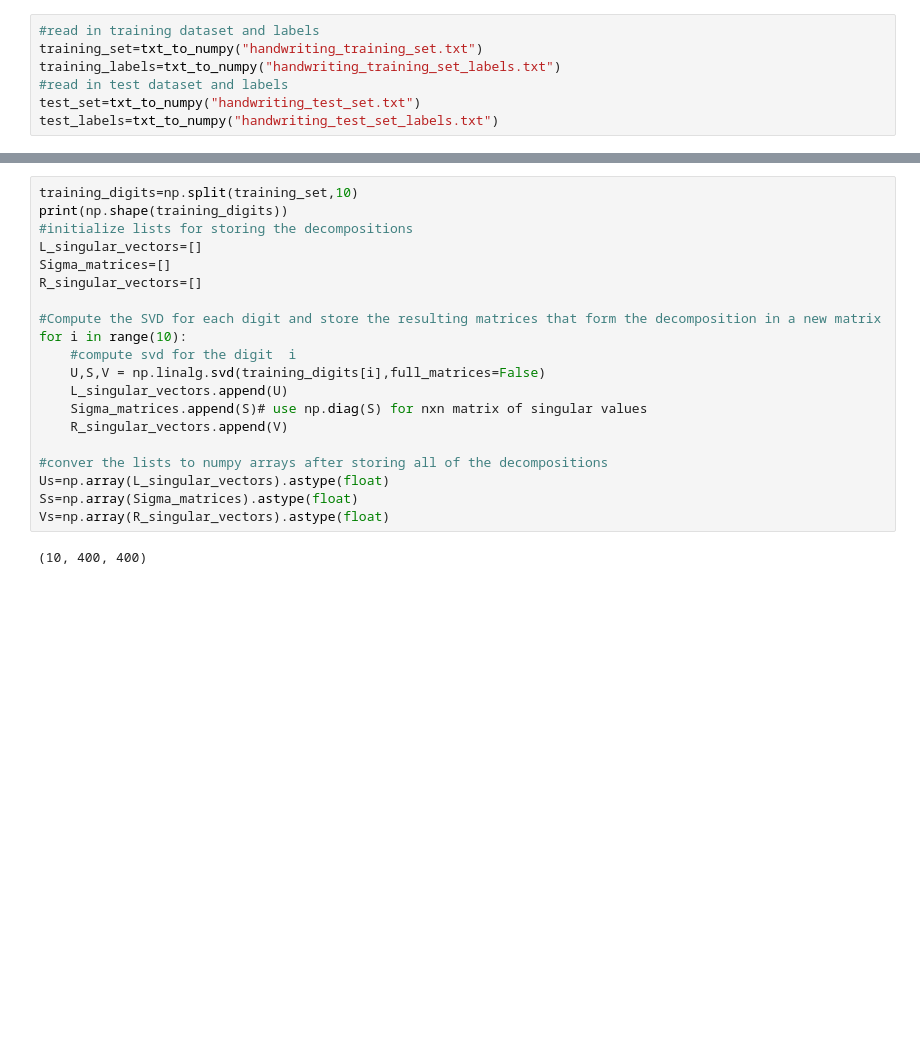
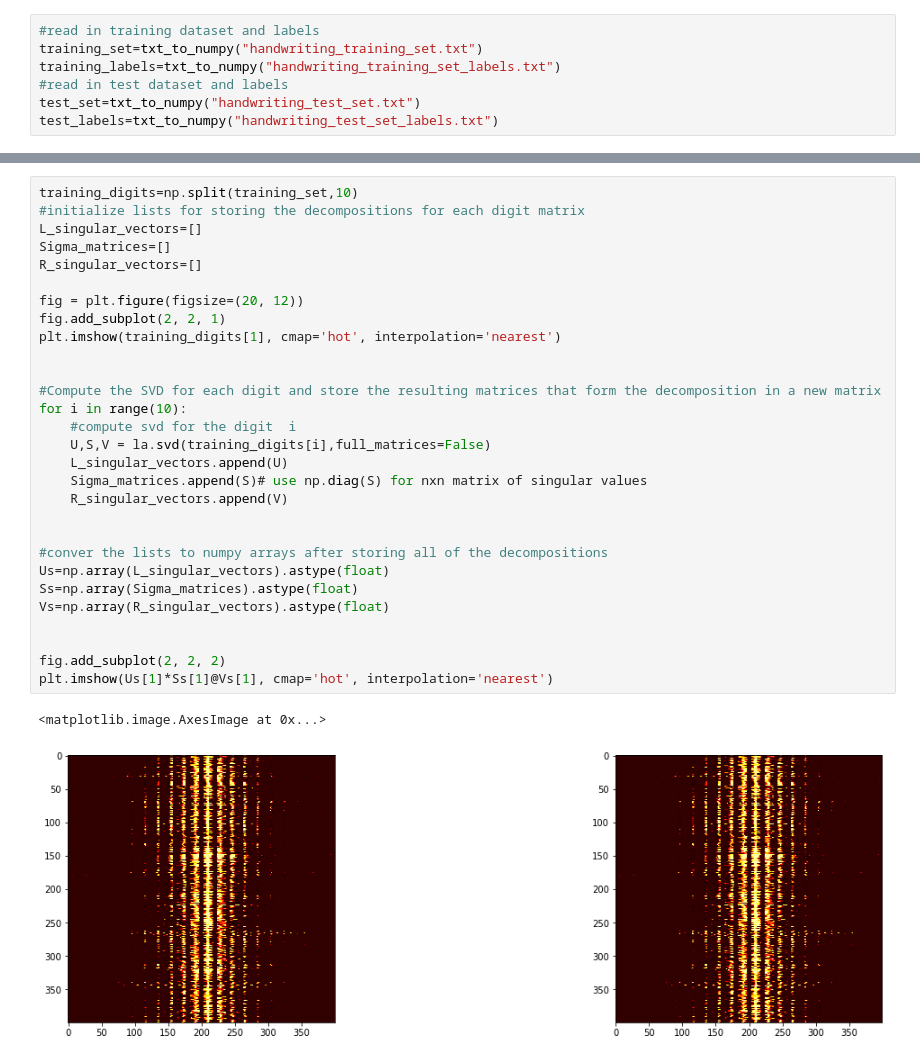
Before and after one commit to qherm/math425-final-project, a Jupyter notebook: Problem 3.ipynb, the cells around one changed output, grey strips where cells are left out. Cells and saved outputs as stored; diff of their text form; blank space fills up the shorter version.

```diff
--- a/Problem 3.ipynb
+++ b/Problem 3.ipynb
@@ -28,22 +29,32 @@ plt.grid();
 # %%
 training_digits=np.split(training_set,10)
-print(np.shape(training_digits))
-#initialize lists for storing the decompositions
+#initialize lists for storing the decompositions for each digit matrix
 L_singular_vectors=[]
 Sigma_matrices=[]
 R_singular_vectors=[]
 
+fig = plt.figure(figsize=(20, 12))
+fig.add_subplot(2, 2, 1)
+plt.imshow(training_digits[1], cmap='hot', interpolation='nearest')
+
+
 #Compute the SVD for each digit and store the resulting matrices that form the decomposition in a new matrix
 for i in range(10):
     #compute svd for the digit  i
-    U,S,V = np.linalg.svd(training_digits[i],full_matrices=False)
+    U,S,V = la.svd(training_digits[i],full_matrices=False)
     L_singular_vectors.append(U)
     Sigma_matrices.append(S)# use np.diag(S) for nxn matrix of singular values
     R_singular_vectors.append(V)
+
 
 #conver the lists to numpy arrays after storing all of the decompositions
 Us=np.array(L_singular_vectors).astype(float)
 Ss=np.array(Sigma_matrices).astype(float)
 Vs=np.array(R_singular_vectors).astype(float)
+
+
+fig.add_subplot(2, 2, 2)
+plt.imshow(Us[1]*Ss[1]@Vs[1], cmap='hot', interpolation='nearest')
 # %% [output]
-(10, 400, 400)
+<matplotlib.image.AxesImage at 0x...>
+[figure, added]
```
Also changed, not shown: parts of 4 cells of this notebook.
